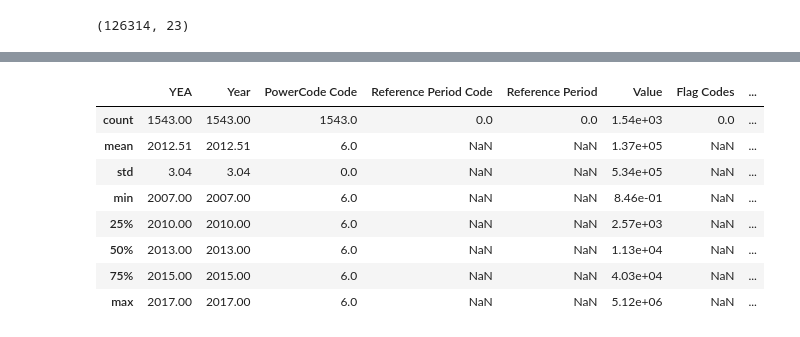
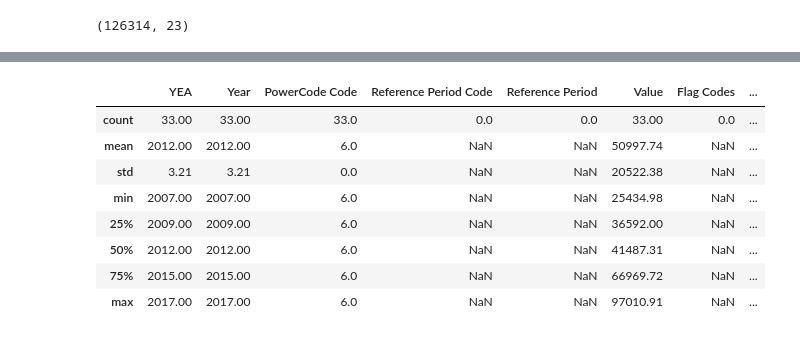
Before and after one commit to junker-joerg/ims2020, a Jupyter notebook: IMS2020_Kapitel_1.ipynb, the cells around one changed output, grey strips where cells are left out. Cells and saved outputs as stored; diff of their text form; code cells hidden in the pictures.

```diff
--- a/IMS2020_Kapitel_1.ipynb
+++ b/IMS2020_Kapitel_1.ipynb
@@ -128,18 +128,18 @@ nba.tail()
 current_decade = nba[nba["year_id"] > 2010] # hier bekommt man einen _neuen_ DataFrame _ohne_ .query
 # %%
 nur_australia        = glob_ins_data[glob_ins_data["Country"] == 'Australia']
-glob_ins_data.describe()
-#nur_australia.describe()
+#glob_ins_data.describe()
+nur_australia.describe()
 # %% [output]
 |  | YEA | Year | PowerCode Code | Reference Period Code | Reference Period | Value | Flag Codes | ... |
-| count | 1543.00 | 1543.00 | 1543.0 | 0.0 | 0.0 | 1.54e+03 | 0.0 | ... |
-| mean | 2012.51 | 2012.51 | 6.0 | NaN | NaN | 1.37e+05 | NaN | ... |
-| std | 3.04 | 3.04 | 0.0 | NaN | NaN | 5.34e+05 | NaN | ... |
-| min | 2007.00 | 2007.00 | 6.0 | NaN | NaN | 8.46e-01 | NaN | ... |
-| 25% | 2010.00 | 2010.00 | 6.0 | NaN | NaN | 2.57e+03 | NaN | ... |
-| 50% | 2013.00 | 2013.00 | 6.0 | NaN | NaN | 1.13e+04 | NaN | ... |
-| 75% | 2015.00 | 2015.00 | 6.0 | NaN | NaN | 4.03e+04 | NaN | ... |
-| max | 2017.00 | 2017.00 | 6.0 | NaN | NaN | 5.12e+06 | NaN | ... |
+| count | 33.00 | 33.00 | 33.0 | 0.0 | 0.0 | 33.00 | 0.0 | ... |
+| mean | 2012.00 | 2012.00 | 6.0 | NaN | NaN | 50997.74 | NaN | ... |
+| std | 3.21 | 3.21 | 0.0 | NaN | NaN | 20522.38 | NaN | ... |
+| min | 2007.00 | 2007.00 | 6.0 | NaN | NaN | 25434.98 | NaN | ... |
+| 25% | 2009.00 | 2009.00 | 6.0 | NaN | NaN | 36592.00 | NaN | ... |
+| 50% | 2012.00 | 2012.00 | 6.0 | NaN | NaN | 41487.31 | NaN | ... |
+| 75% | 2015.00 | 2015.00 | 6.0 | NaN | NaN | 66969.72 | NaN | ... |
+| max | 2017.00 | 2017.00 | 6.0 | NaN | NaN | 97010.91 | NaN | ... |
 # %%
 current_decade #
 # %% [output]
```
Also changed, not shown: parts of 1 cell of this notebook, 1 other file.
